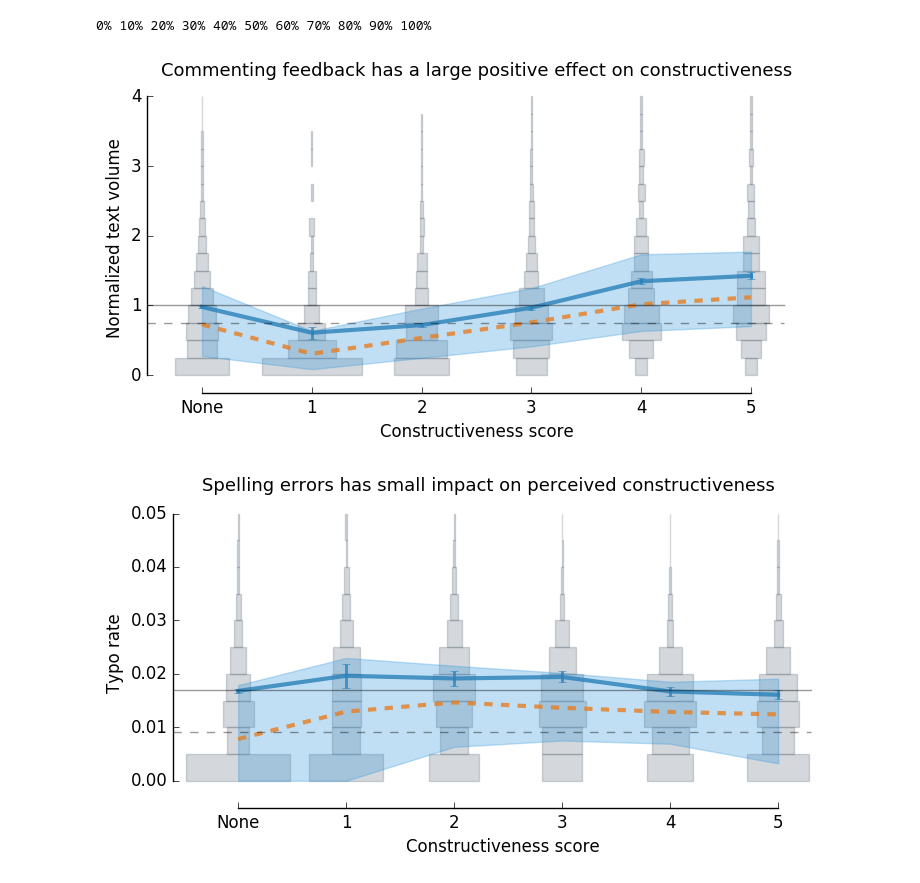
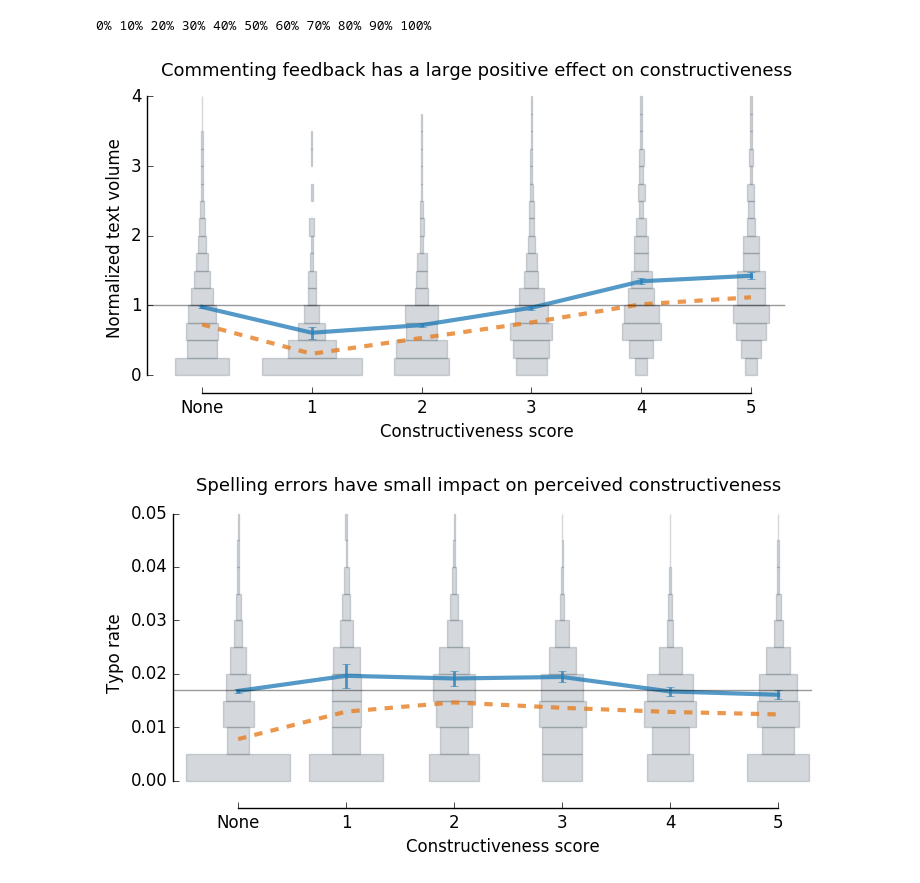
Before and after one commit to ulfaslak/peergrade_analysis, a Jupyter notebook: workbook.ipynb, the cells around one changed output. Saved outputs shown, nothing was run; the diff lists cells and outputs as text; code cells hidden in the pictures.

```diff
--- a/workbook.ipynb
+++ b/workbook.ipynb
@@ -344,12 +374,12 @@ def afinn_rate(course, sentence):
     return Afinn(language=lang).score(sentence)
 # %%
 # Main data structure to write to. Every entry is feedback from one person to one handin
-ds = defaultdict(lambda: defaultdict(list))
+# ds1 = defaultdict(lambda: defaultdict(list))
 
-# Book keeping for normalization
-handins = defaultdict(list)
-assignments = defaultdict(list)
-courses = defaultdict(list)
+# # Book keeping for normalization
+# handins = defaultdict(list)
+# assignments = defaultdict(list)
+# courses = defaultdict(list)
 
 start_date = dateutil.parser.parse('2016-03-30T22:01:37.000Z')
 
@@ -395,7 +425,7 @@ for answer in db['answer'].find({"_id": {"$gt": ObjectId("56fc4c6000000000000000
     if "numericalAnswers" in question and "numerical_answer" in answer:
         normalized_score = answer['numerical_answer'] * 1.0 / max(map(int, question['numericalAnswers'].keys()))
     elif "boolean_answer" in answer:
-        normalized_score = answer['boolean_answer'] * 1.0 / 2
+        normalized_score = answer['boolean_answer'] * 1.0
     else:
         normalized_score = None
 
@@ -423,14 +453,14 @@ for answer in db['answer'].find({"_id": {"$gt": ObjectId("56fc4c6000000000000000
 
     # Fill in to main datastructure
     if normalized_score is not None:
-        ds[giver_handin]['normalized_scores'].append(normalized_score)
-    ds[giver_handin]['feedback_grade'] = feedback_grade
+        ds1[giver_handin]['normalized_scores'].append(normalized_score)
+    ds1[giver_handin]['feedback_grade'] = feedback_grade
 
     # For later normalization wrt. different stuff
-    ds[giver_handin]['report_grade'] = report_grade['_id']
-    ds[giver_handin]['handin'] = report_grade['handin']
-    ds[giver_handin]['assignment'] = report_grade['assignment']
-    ds[giver_handin]['course'] = course
+    ds1[giver_handin]['report_grade'] = report_grade['_id']
+    ds1[giver_handin]['handin'] = report_grade['handin']
+    ds1[giver_handin]['assignment'] = report_grade['assignment']
+    ds1[giver_handin]['course'] = course
 
     if normalized_score is not None:
         assignments[report_grade['assignment']].append(normalized_score)
@@ -438,20 +468,20 @@ for answer in db['answer'].find({"_id": {"$gt": ObjectId("56fc4c6000000000000000
         courses[course].append(normalized_score)
 
     if text_length is not None:
-        ds[giver_handin]['text_length'].append(text_length)
+        ds1[giver_handin]['text_length'].append(text_length)
     if text_valence is not None:
-        ds[giver_handin]['text_valence'].append(text_valence)
+        ds1[giver_handin]['text_valence'].append(text_valence)
     if text_typo_rate is not None:
-        ds[giver_handin]['text_typo_rate'].append(text_typo_rate)
+        ds1[giver_handin]['text_typo_rate'].append(text_typo_rate)
 # %% [output]
 0% 10% 20% 30% 40% 50% 60% 70% 80% 90% 100%
 # %%
 assignments_text_length = defaultdict(list)
-for _, v in ds.items():
+for _, v in ds1.items():
     assignments_text_length[v['assignment']].append(np.sum(v['text_length']))
 # %%
 hists = defaultdict(list)
-for _, v in ds.items():
+for _, v in ds1.items():
     try:
         text_length = np.sum(v['text_length']) * 1.0 / np.mean(assignments_text_length[v['assignment']])
     except KeyError:
@@ -490,10 +520,8 @@ for v, h in hists.items():
 plt.plot(range(6), medians, color="#e67e22", lw=3, ls="--", alpha=0.8)
 plt.plot(range(6), means, color="#2980b9", lw=3, ls="-", alpha=0.8)
 plt.errorbar(range(6), means, errors, color="#2980b9", lw=0, elinewidth=2, alpha=0.8)
-plt.fill_between(range(6), lq, uq, color="#3498db", alpha="0.3")
 
 plt.plot([-0.5, 5.3], [hists_mean, hists_mean], c="k", lw=1, alpha=0.4)
-plt.plot([-0.5, 5.3], [hists_median, hists_median], c="k", lw=1, alpha=0.4, ls="--")
 
 plt.xlim([-0.5, 5.5])
 plt.ylim([-0.25, 4.2])
@@ -508,10 +536,10 @@ plt.title("Commenting feedback has a large positive effect on constructiveness",
 plt.savefig("../figures/feedback0.png")
 plt.show()
 # %% [output]
-[figure, old version]
+[figure, new version]
 # %%
 hists = defaultdict(list)
-for _, v in ds.items():
+for _, v in ds1.items():
     try:
         text_count = np.sum(v['text_length'])
         typo_count = np.sum(v['text_typo_rate'])
@@ -542,35 +570,33 @@ for v, h in hists.items():
     lq.append(sorted(h)[int(len(h)*0.25)])
     uq.append(sorted(h)[int(len(h)*0.75)])
     bincounts, _ = np.histogram(h, bins=bins, normed=True)
     for bc, b in zip(bincounts, bins[:-1]):
         if bc == 0: continue
         w = bc*0.01
         rect = mpatches.Rectangle([v-w/2, b], w, abs(bins[0]-bins[1]), lw=0)
         collection = PatchCollection([rect], color="#2c3e50", alpha=0.2)
         ax.add_collection(collection)
 
 plt.plot(range(6), medians, color="#e67e22", lw=3, ls="--", alpha=0.8)
 plt.plot(range(6), means, color="#2980b9", lw=3, ls="-", alpha=0.8)
 plt.errorbar(range(6), means, errors, color="#2980b9", lw=0, elinewidth=2, alpha=0.8)
-plt.fill_between(range(6), lq, uq, color="#3498db", alpha="0.3")
 
 plt.plot([-0.6, 5.3], [hists_mean, hists_mean], c="k", lw=1, alpha=0.4)
-plt.plot([-0.6, 5.3], [hists_median, hists_median], c="k", lw=1, alpha=0.4, ls="--")
 
 plt.xlim([-0.6, 5.5])
 plt.ylim([-0.005, 0.053])
 plt.xticks([0, 1, 2, 3, 4, 5], ["None", 1, 2, 3, 4, 5], fontsize=12)
 plt.yticks(np.linspace(0, 0.05, 6), fontsize=12)
 
 plt.xlabel("Constructiveness score", fontsize=12)
 plt.ylabel("Typo rate", fontsize=12)
 
 
 sns.despine(trim=True)
 plt.title("Spelling errors have small impact on perceived constructiveness     ", fontsize=13)
 plt.savefig("../figures/feedback1.png")
 plt.show()
 # %% [output]
-[figure, old version]
+[figure, new version]
 # %%
 hists = defaultdict(list)
```
Also changed, not shown: parts of 34 cells of this notebook.
